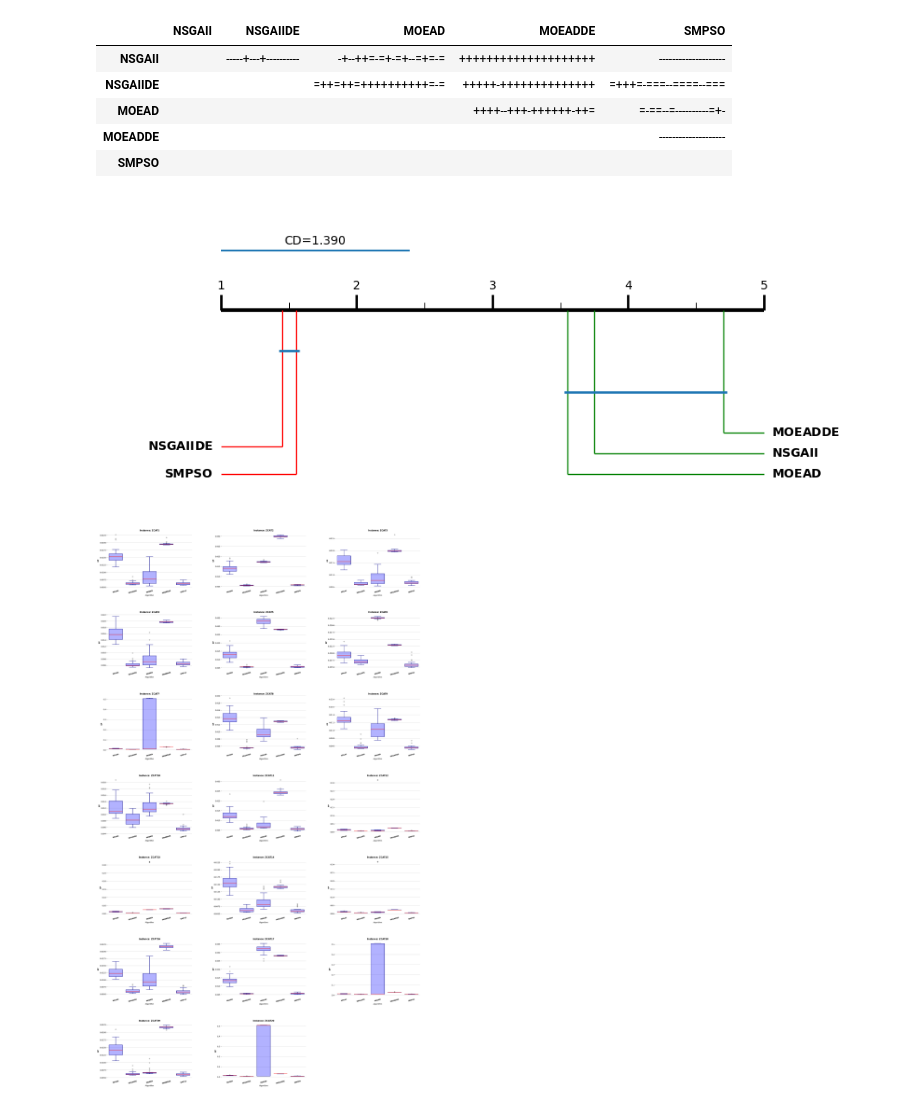
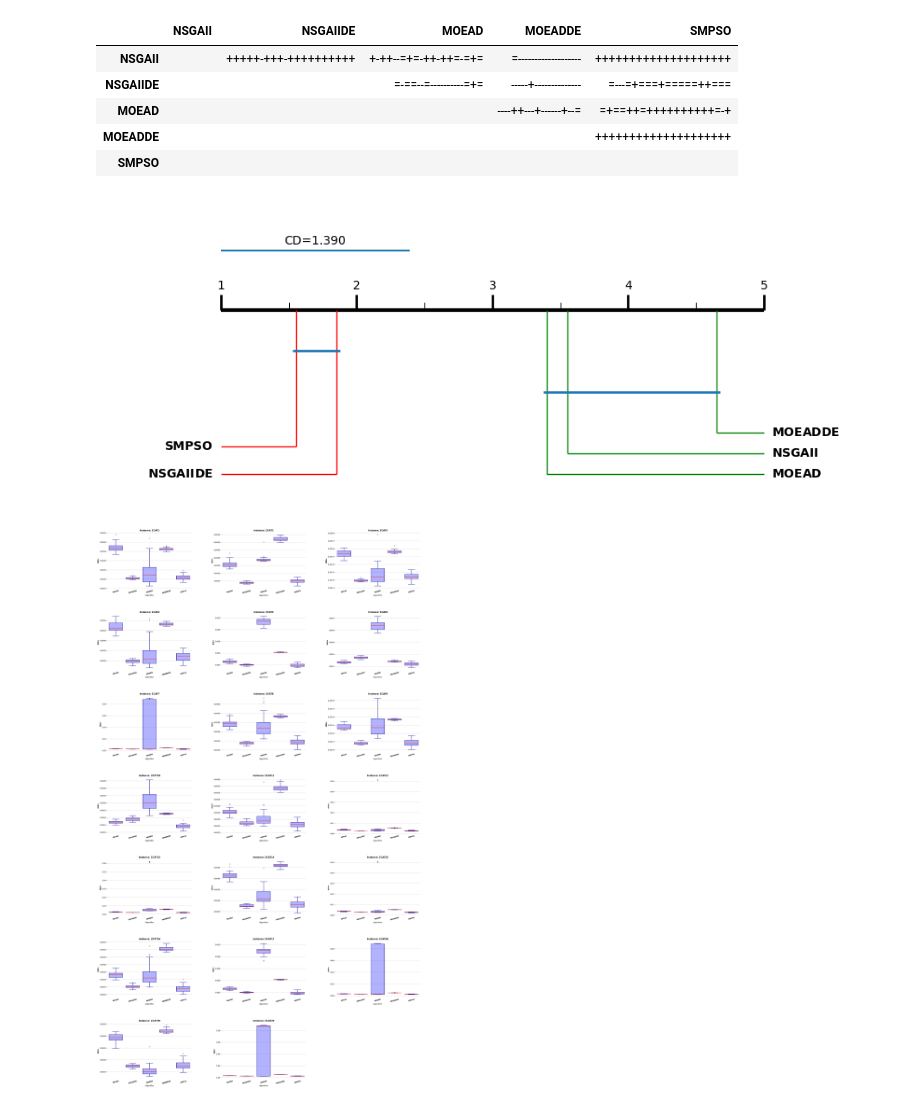
Before and after one commit to jMetal/SAES, a Jupyter notebook: notebooks/ZCAT_study/ZCAT_study.ipynb, the cells around one changed output. Cells and saved outputs as stored; diff of their text form; code cells hidden in the pictures.

```diff
--- a/notebooks/ZCAT_study/ZCAT_study.ipynb
+++ b/notebooks/ZCAT_study/ZCAT_study.ipynb
@@ -45,20 +45,20 @@ styled_df.format(precision=2)
 # %%
-latex_selected(experimentData, metrics, "HV", TableTypes.WILCOXON.value, show=True)
+latex_selected(experimentData, metrics, "IGD+", TableTypes.WILCOXON.value, show=True)
 # %% [output]
 |  | NSGAII | NSGAIIDE | MOEAD | MOEADDE | SMPSO |
-| NSGAII |  | -----+---+---------- | -+--++=-=+-=+--=+=-= | ++++++++++++++++++++ | -------------------- |
-| NSGAIIDE |  |  | =++=++=++++++++++=-= | +++++-++++++++++++++ | =+++=-===--====--=== |
-| MOEAD |  |  |  | ++++--+++-++++++-++= | =-==--=----------=+- |
-| MOEADDE |  |  |  |  | -------------------- |
+| NSGAII |  | +++++-+++-++++++++++ | +-++--=+=-++-++=-=+= | =------------------- | ++++++++++++++++++++ |
+| NSGAIIDE |  |  | =-==--=----------=+= | -----+-------------- | =---=+===+=====++=== |
+| MOEAD |  |  |  | ----++---+------+--= | =+==++=++++++++++=-+ |
+| MOEADDE |  |  |  |  | ++++++++++++++++++++ |
 | SMPSO |  |  |  |  |  |
 # %%
-df = latex_selected(experimentData, metrics, "HV", TableTypes.FRIEDMAN.value, show=True)
+df = latex_selected(experimentData, metrics, "IGD+", TableTypes.FRIEDMAN.value, show=True)
 styled_df = df.style.apply(highlight_max, axis=1)
 styled_df.format(precision=2)
 styled_df
 
-CDplot(experimentData, metrics, "EP", show=True)
-boxplot_all_instances_grid(experimentData, metrics, "EP", show=True)
+CDplot(experimentData, metrics, "IGD+", show=True)
+boxplot_all_instances_grid(experimentData, metrics, "IGD+", show=True)
 # %% [output]
-[figure, old version]
+[figure, new version]
-[figure, old version]
+[figure, new version]
```
Also changed, not shown: parts of 2 cells of this notebook, 3 other files.
